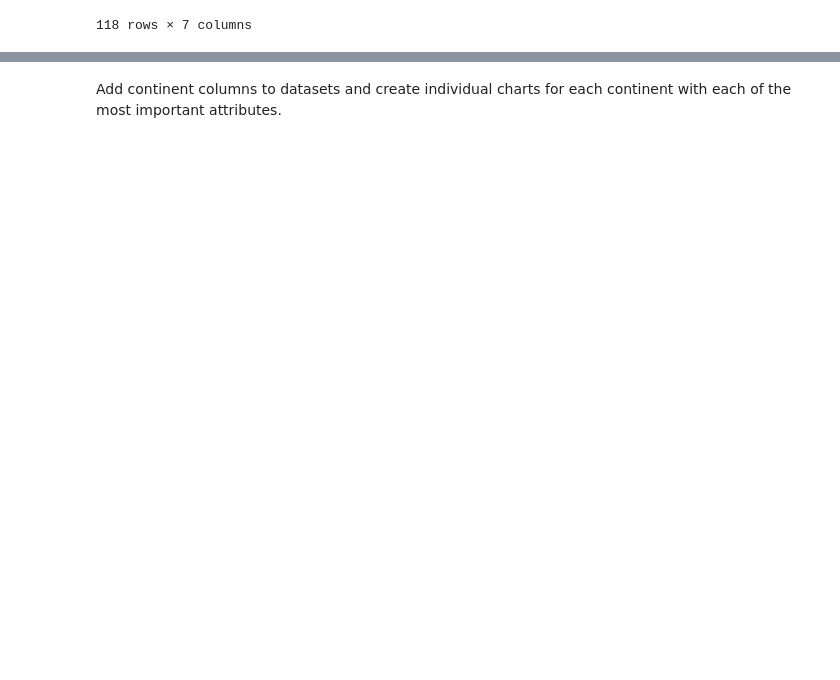
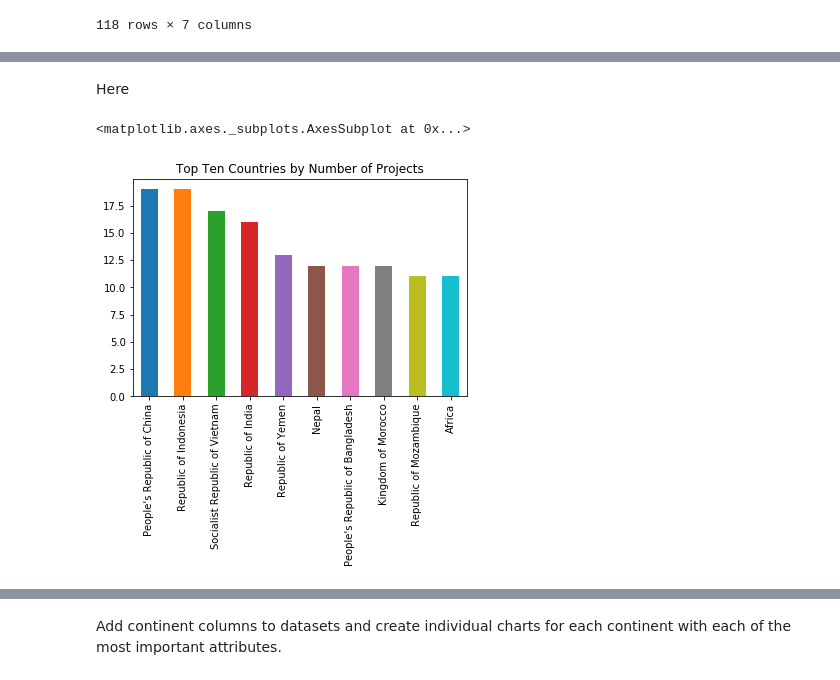
Before and after one commit to aizhexuan/Data-Wrangling, a Jupyter notebook: sliderule_dsi_json_exercise.ipynb, the cells around one changed output, grey strips where cells are left out. Cells and saved outputs as stored; diff of their text form; code cells hidden in the pictures; blank space fills up the shorter version.

```diff
--- a/sliderule_dsi_json_exercise.ipynb
+++ b/sliderule_dsi_json_exercise.ipynb
@@ -373,3 +373,5 @@ projects.groupby(['countryname']).sum()
 | West Bank and Gaza | 12079 | 75050000 | 0 | 0 | 155540000 | 0 | 75050000 |
 | World | 4027 | 6120000 | 0 | 0 | 22010000 | 0 | 6120000 |
 118 rows × 7 columns
+# %%
+projects['Count_Total'] = projects['countryname'].count()
@@ -375,0 +399,2 @@ projects.groupby(['countryname']).sum()
+# %%
+num_projects_country = projects['countryname'].value_counts().head(10)
@@ -375,0 +481,7 @@ projects.groupby(['countryname']).sum()
+# %% [markdown]
+Here
+# %%
+num_projects_country.plot.bar(title='Top Ten Countries by Number of Projects')
+# %% [output]
+<matplotlib.axes._subplots.AxesSubplot at 0x...>
+[figure, added]
```
Also changed, not shown: parts of 24 cells of this notebook.
